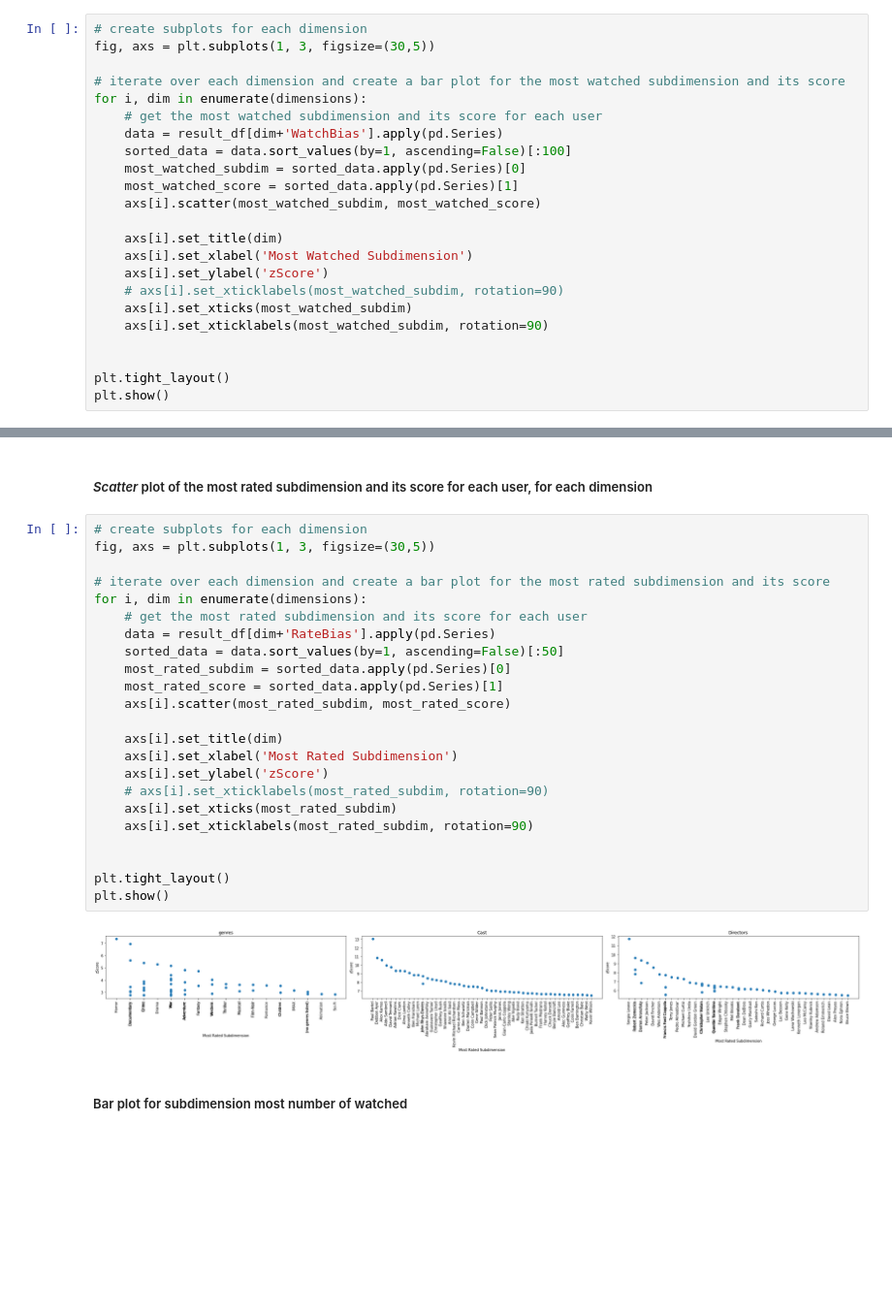
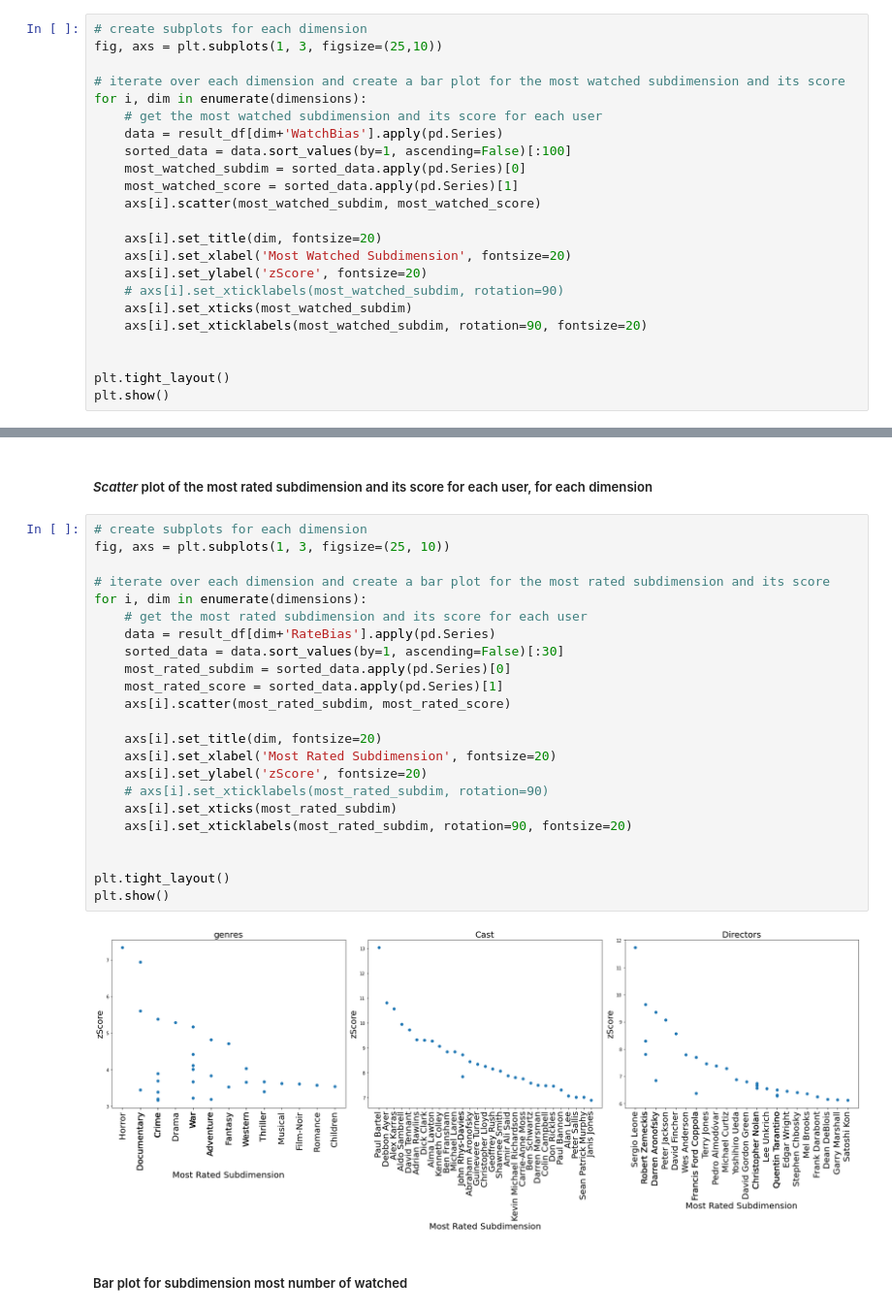
Before and after one commit to pk38/DimensionalBiasDetection, a Jupyter notebook: AlgorithmImplementationFull.ipynb, the cells around one changed output, grey strips where cells are left out. Shown at 97% size. Saved outputs shown, nothing was run; the diff lists cells and outputs as text; blank space fills up the shorter version.

```diff
--- a/AlgorithmImplementationFull.ipynb
+++ b/AlgorithmImplementationFull.ipynb
@@ -522,7 +518,7 @@ plt.show()
 ##### *Scatter* plot of the most watched subdimension and its score for each user, for each dimension
 # %%
 # create subplots for each dimension
-fig, axs = plt.subplots(1, 3, figsize=(30,5))
+fig, axs = plt.subplots(1, 3, figsize=(25,10))
 
 # iterate over each dimension and create a bar plot for the most watched subdimension and its score
 for i, dim in enumerate(dimensions):
@@ -533,12 +529,12 @@ for i, dim in enumerate(dimensions):
     most_watched_score = sorted_data.apply(pd.Series)[1]
     axs[i].scatter(most_watched_subdim, most_watched_score)
 
-    axs[i].set_title(dim)
-    axs[i].set_xlabel('Most Watched Subdimension')
-    axs[i].set_ylabel('zScore')
+    axs[i].set_title(dim, fontsize=20)
+    axs[i].set_xlabel('Most Watched Subdimension', fontsize=20)
+    axs[i].set_ylabel('zScore', fontsize=20)
     # axs[i].set_xticklabels(most_watched_subdim, rotation=90)
     axs[i].set_xticks(most_watched_subdim)
-    axs[i].set_xticklabels(most_watched_subdim, rotation=90)
+    axs[i].set_xticklabels(most_watched_subdim, rotation=90, fontsize=20)
 
 
 plt.tight_layout()
@@ -549,29 +545,29 @@ plt.show()
 ##### *Scatter* plot of the most rated subdimension and its score for each user, for each dimension
 # %%
 # create subplots for each dimension
-fig, axs = plt.subplots(1, 3, figsize=(30,5))
+fig, axs = plt.subplots(1, 3, figsize=(25, 10))
 
 # iterate over each dimension and create a bar plot for the most rated subdimension and its score
 for i, dim in enumerate(dimensions):
     # get the most rated subdimension and its score for each user
     data = result_df[dim+'RateBias'].apply(pd.Series)
-    sorted_data = data.sort_values(by=1, ascending=False)[:50]
+    sorted_data = data.sort_values(by=1, ascending=False)[:30]
     most_rated_subdim = sorted_data.apply(pd.Series)[0]
     most_rated_score = sorted_data.apply(pd.Series)[1]
     axs[i].scatter(most_rated_subdim, most_rated_score)
 
-    axs[i].set_title(dim)
-    axs[i].set_xlabel('Most Rated Subdimension')
-    axs[i].set_ylabel('zScore')
+    axs[i].set_title(dim, fontsize=20)
+    axs[i].set_xlabel('Most Rated Subdimension', fontsize=20)
+    axs[i].set_ylabel('zScore', fontsize=20)
     # axs[i].set_xticklabels(most_rated_subdim, rotation=90)
     axs[i].set_xticks(most_rated_subdim)
-    axs[i].set_xticklabels(most_rated_subdim, rotation=90)
+    axs[i].set_xticklabels(most_rated_subdim, rotation=90, fontsize=20)
 
 
 plt.tight_layout()
 plt.show()
 # %% [output]
-[figure, old version]
+[figure, new version]
 # %% [markdown]
 ##### Bar plot for subdimension most number of watched
 # %%
```
Also changed, not shown: parts of 7 cells of this notebook.
